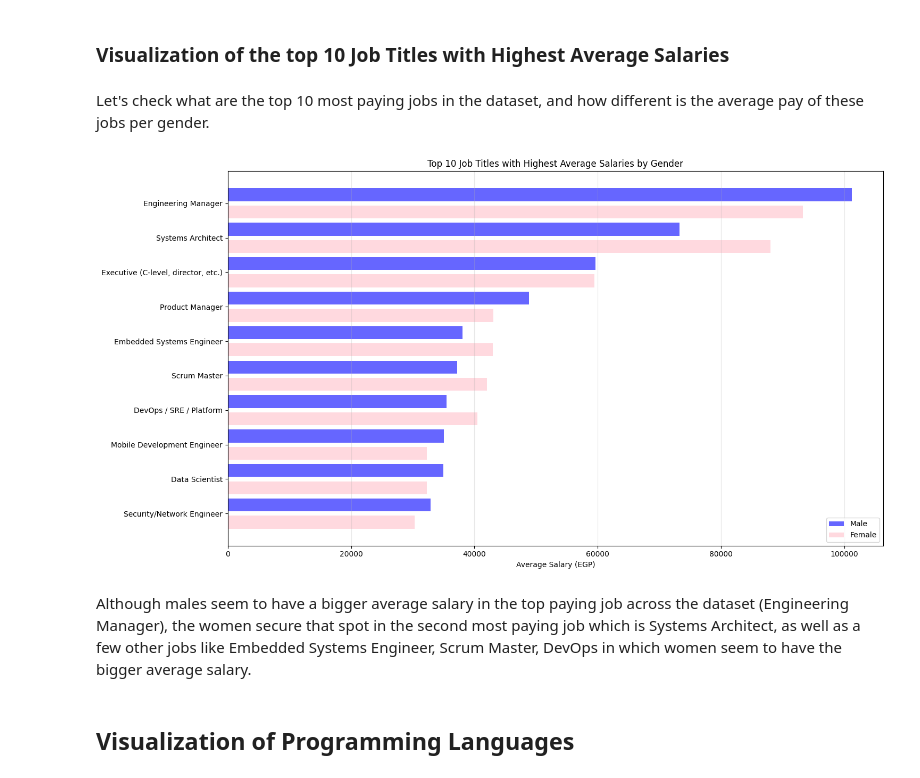
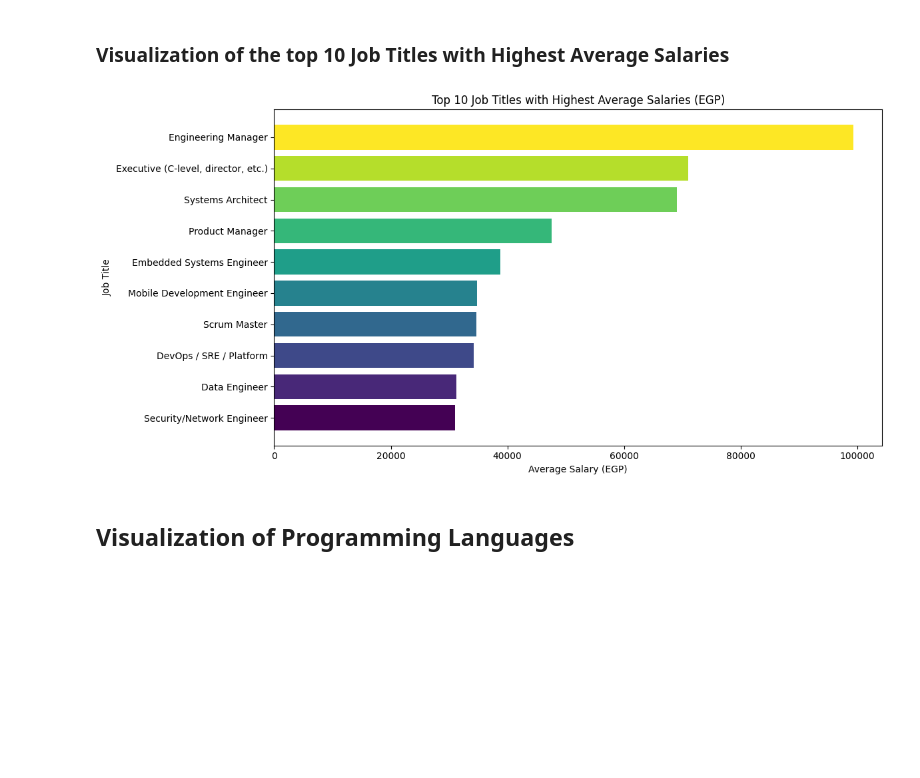
Before and after one commit to moha09-coder/Salary-Gaps-Analysis, a Jupyter notebook: analysis.ipynb, the cells around one changed output. Cells and saved outputs as stored; diff of their text form; code cells hidden in the pictures; blank space fills up the shorter version.

```diff
--- a/analysis.ipynb
+++ b/analysis.ipynb
@@ -61,7 +60,7 @@ df.rename(columns={
 }, inplace=True)
 
 # Dropping unnecessary columns
-df.drop(columns=['Timestamp', 'TotalCompensationEgpBuckets', 'YoeBuckets'], inplace=True)
+df.drop(columns=['Timestamp', 'YoeBuckets', 'TotalCompensationEgpBuckets'], inplace=True)
 
 # Converting Salary to a float
 df['Salary'] = (
@@ -526,57 +309,23 @@ plt.show()
 # %% [markdown]
 ### Visualization of the top 10 Job Titles with Highest Average Salaries
-# %% [markdown]
-Let's check what are the top 10 most paying jobs in the dataset, and how different is the average pay of these jobs per gender.
 # %%
-males_top_10_avg = (
-    egp_salary_df[egp_salary_df['Gender'] == "Male"].groupby('Title')['Salary']
+top_10_avg = (
+    egp_salary_df.groupby('Title')['Salary']
     .mean()
     .sort_values(ascending=False)
     .head(10)
 )
 
-females_top_10_avg = (
-    egp_salary_df[egp_salary_df['Gender'] == "Female"].groupby('Title')['Salary']
-    .mean()
-    .sort_values(ascending=False)
-    .head(10)
-)
-
-
-plt.figure(figsize=(15,8))
-
-# Get max value for setting x-axis limit
-max_salary = max(males_top_10_avg.max(), females_top_10_avg.max())
-
-# Create y-axis positions for the bars
-y_pos = np.arange(len(males_top_10_avg)) * 0.8
-
-# Plot male salaries
-plt.barh(y_pos + 0.2, males_top_10_avg.values[::-1], height=0.3,
-         color='blue', alpha=0.6, label='Male')
-
-# Plot female salaries
-plt.barh(y_pos - 0.2, females_top_10_avg.values[::-1], height=0.3,
-         color='pink', alpha=0.6, label='Female')
-
-# Customize the plot
-plt.yticks(y_pos, males_top_10_avg.index[::-1])
+plt.figure(figsize=(12,6))
+plt.barh(top_10_avg.index[::-1], top_10_avg.values[::-1], color=plt.cm.viridis(np.linspace(0, 1, 10)))
+plt.title('Top 10 Job Titles with Highest Average Salaries (EGP)')
 plt.xlabel('Average Salary (EGP)')
-plt.title('Top 10 Job Titles with Highest Average Salaries by Gender')
-plt.legend()
-
-# Format x-axis to avoid scientific notation
+plt.ylabel('Job Title')
 plt.ticklabel_format(style='plain', axis='x')
-
-# Add grid for better readability
-plt.grid(axis='x', alpha=0.3)
-
 plt.tight_layout()
 plt.show()
 # %% [output]
-[figure, old version]
+[figure, new version]
-# %% [markdown]
-Although males seem to have a bigger average salary in the top paying job across the dataset (Engineering Manager), the women secure that spot in the second most paying job which is Systems Architect, as well as a few other jobs like Embedded Systems Engineer, Scrum Master,  DevOps in which women seem to have the bigger average salary.
 # %% [markdown]
 ## Visualization of Programming Languages
 # %%
```
Also changed, not shown: parts of 72 cells of this notebook, 3 other files.
